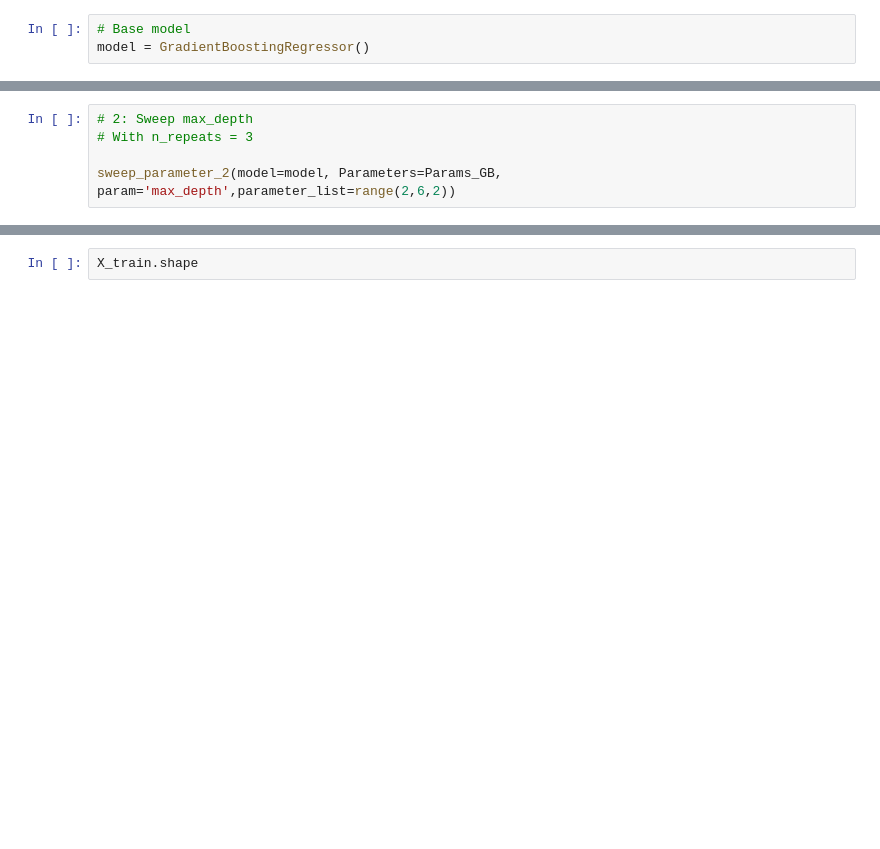
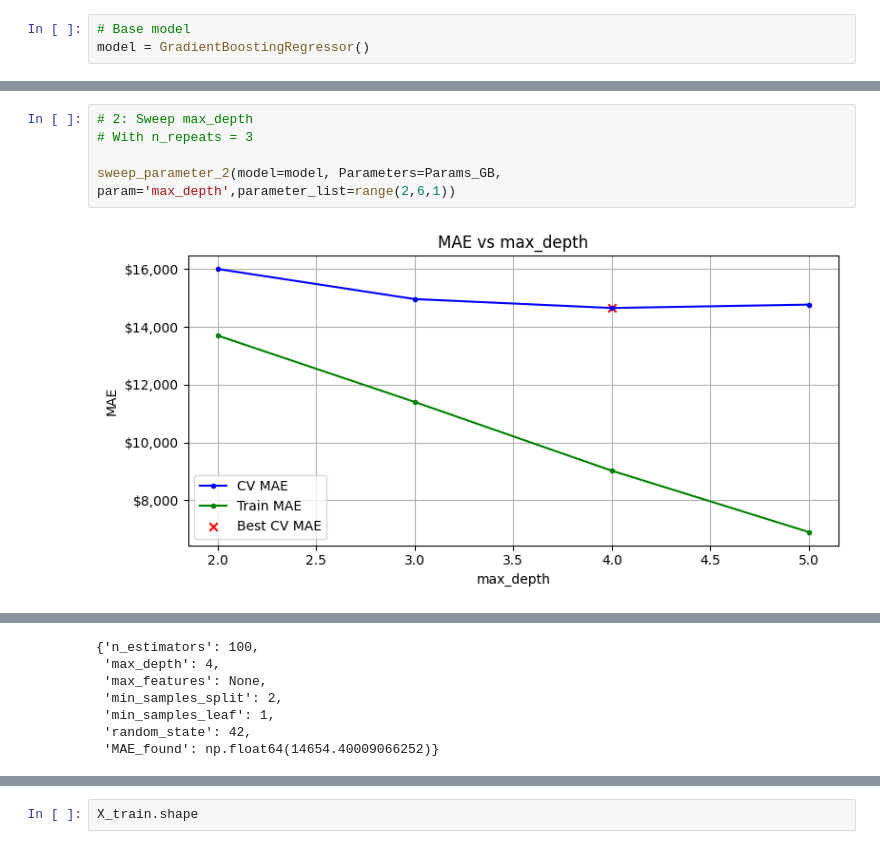
Before and after one commit to Haleymussary00/Module-3-Assignments, a Jupyter notebook: Homework_07.ipynb, the cells around one changed output, grey strips where cells are left out. Saved outputs shown, nothing was run; the diff lists cells and outputs as text; blank space fills up the shorter version.

```diff
--- a/Homework_07.ipynb
+++ b/Homework_07.ipynb
@@ -760,5 +800,7 @@ sweep_parameter_1(model=model, Parameters=Params_GB, param='max_depth',parameter
 # %%
 # 2: Sweep max_depth
 # With n_repeats = 3
 
-sweep_parameter_2(model=model, Parameters=Params_GB, param='max_depth',parameter_list=range(2,6,2))
+sweep_parameter_2(model=model, Parameters=Params_GB, param='max_depth',parameter_list=range(2,6,1))
+# %% [output]
+[figure, added]
@@ -765,3 +808,10 @@ sweep_parameter_2(model=model, Parameters=Params_GB, param='max_depth',parameter
+{'n_estimators': 100,
+ 'max_depth': 4,
+ 'max_features': None,
+ 'min_samples_split': 2,
+ 'min_samples_leaf': 1,
+ 'random_state': 42,
+ 'MAE_found': np.float64(14654.40009066252)}
 # %%
 # 2: Sweep max_depth
 # With n_repeats = 5
```
Also changed, not shown: parts of 11 cells of this notebook.
